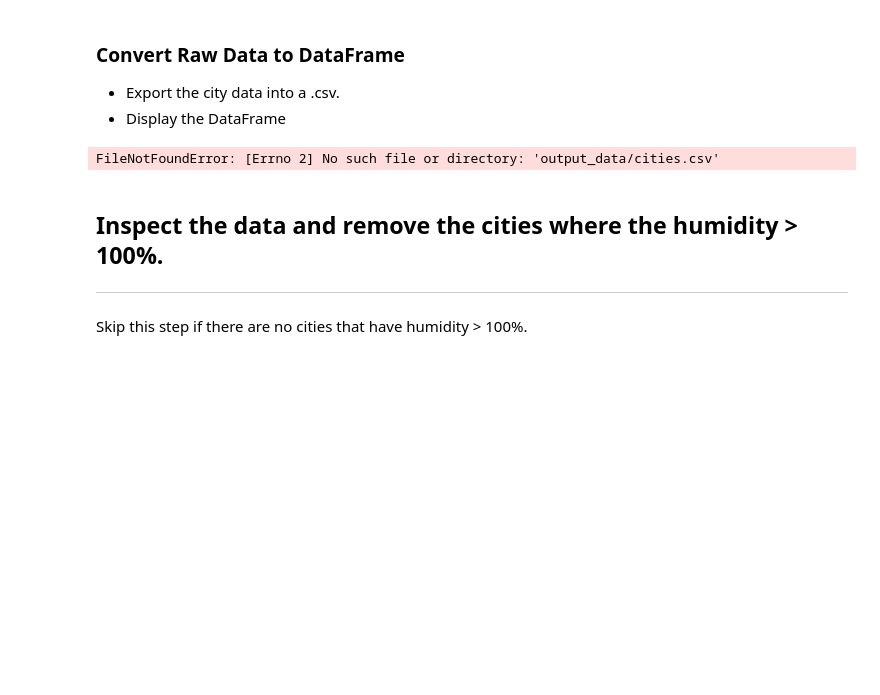
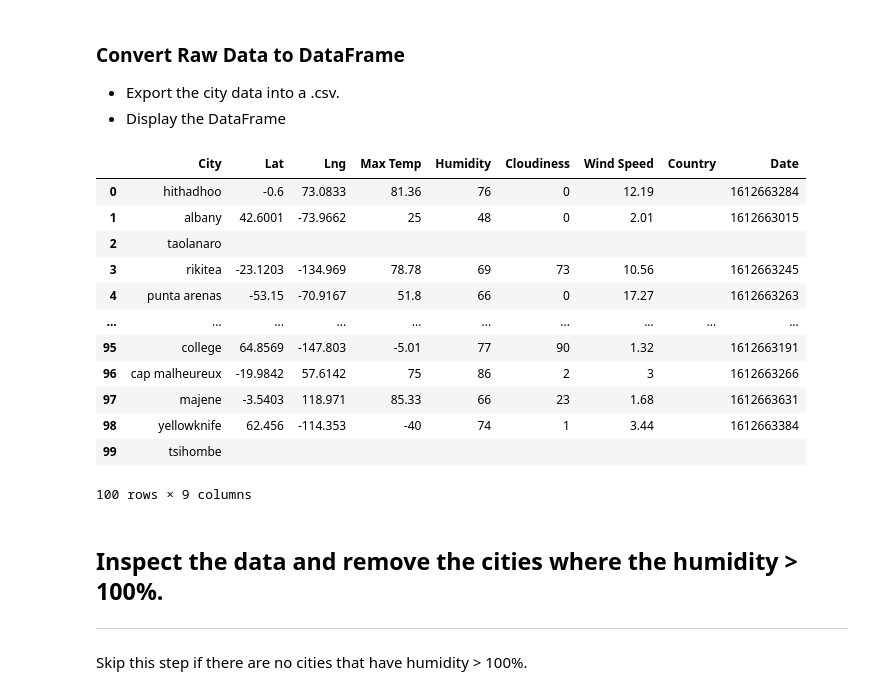
Before and after one commit to JGarvert/python-api-challenge, a Jupyter notebook: WeatherPy/WeatherPy.ipynb, the cells around one changed output. Saved outputs shown, nothing was run; the diff lists cells and outputs as text; code cells hidden in the pictures; blank space fills up the shorter version.

```diff
--- a/WeatherPy/WeatherPy.ipynb
+++ b/WeatherPy/WeatherPy.ipynb
@@ -176,12 +181,25 @@ Processing Record 574 | aktash
 * Export the city data into a .csv.
 * Display the DataFrame
 # %%
-# dataframe was created in previous cell.
+## dataframe was created in previous cell.
 # export to csv and display
-city_df.to_csv(output_data_file, index = False)
-city_df.head(10)
+# the below wasn't working to export to a csv file and I'm not sure why yet.
+# city_df.to_csv(output_data_file, index = False)
+city_df.head(100)
 # %% [output]
+|  | City | Lat | Lng | Max Temp | Humidity | Cloudiness | Wind Speed | Country | Date |
+| 0 | hithadhoo | -0.6 | 73.0833 | 81.36 | 76 | 0 | 12.19 |  | 1612663284 |
+| 1 | albany | 42.6001 | -73.9662 | 25 | 48 | 0 | 2.01 |  | 1612663015 |
+| 2 | taolanaro |  |  |  |  |  |  |  |  |
+| 3 | rikitea | -23.1203 | -134.969 | 78.78 | 69 | 73 | 10.56 |  | 1612663245 |
+| 4 | punta arenas | -53.15 | -70.9167 | 51.8 | 66 | 0 | 17.27 |  | 1612663263 |
+| ... | ... | ... | ... | ... | ... | ... | ... | ... | ... |
+| 95 | college | 64.8569 | -147.803 | -5.01 | 77 | 90 | 1.32 |  | 1612663191 |
+| 96 | cap malheureux | -19.9842 | 57.6142 | 75 | 86 | 2 | 3 |  | 1612663266 |
+| 97 | majene | -3.5403 | 118.971 | 85.33 | 66 | 23 | 1.68 |  | 1612663631 |
+| 98 | yellowknife | 62.456 | -114.353 | -40 | 74 | 1 | 3.44 |  | 1612663384 |
+| 99 | tsihombe |  |  |  |  |  |  |  |  |
-FileNotFoundError: [Errno 2] No such file or directory: 'output_data/cities.csv'
+100 rows × 9 columns
 # %%
 # don't rund this - sample
 # %%
```
Also changed, not shown: parts of 6 cells of this notebook.
